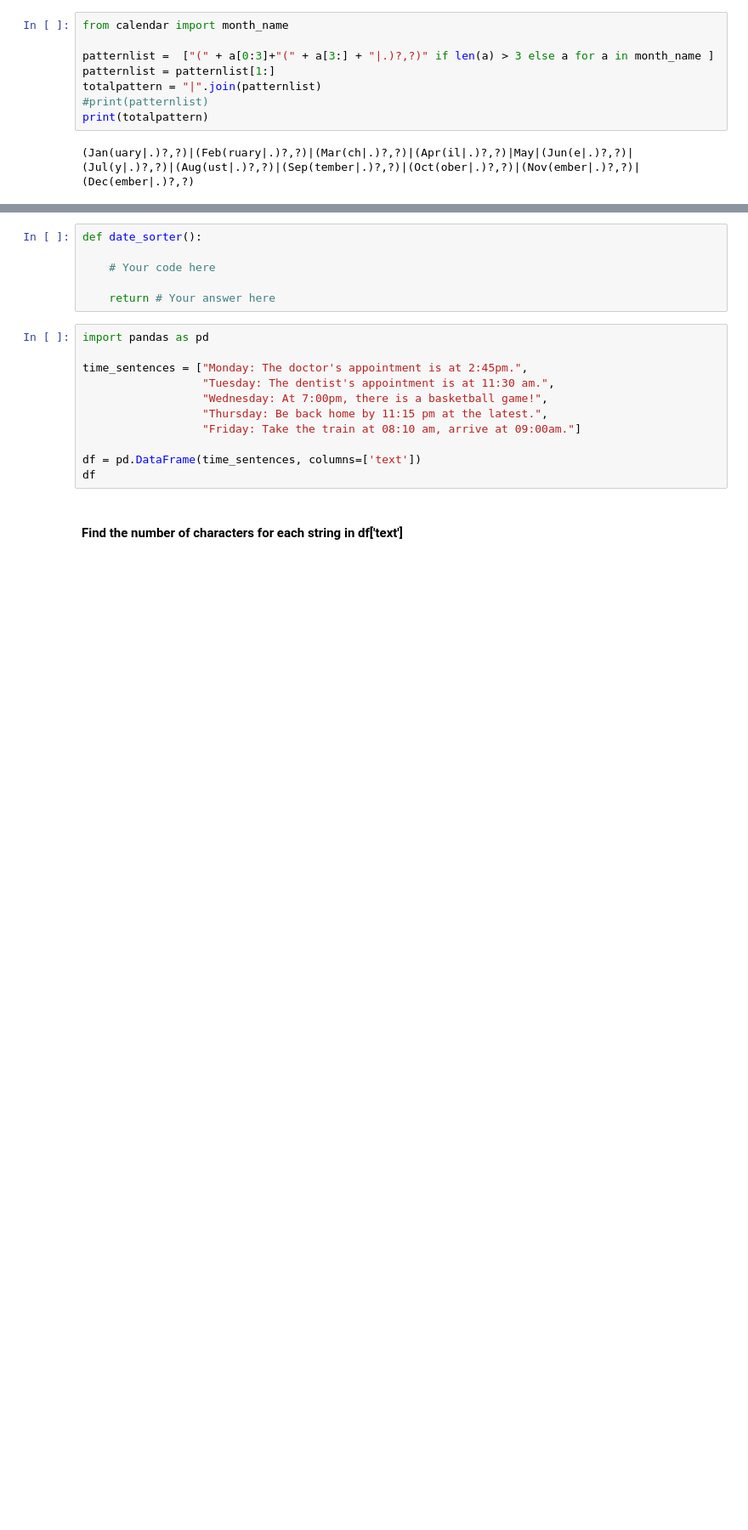
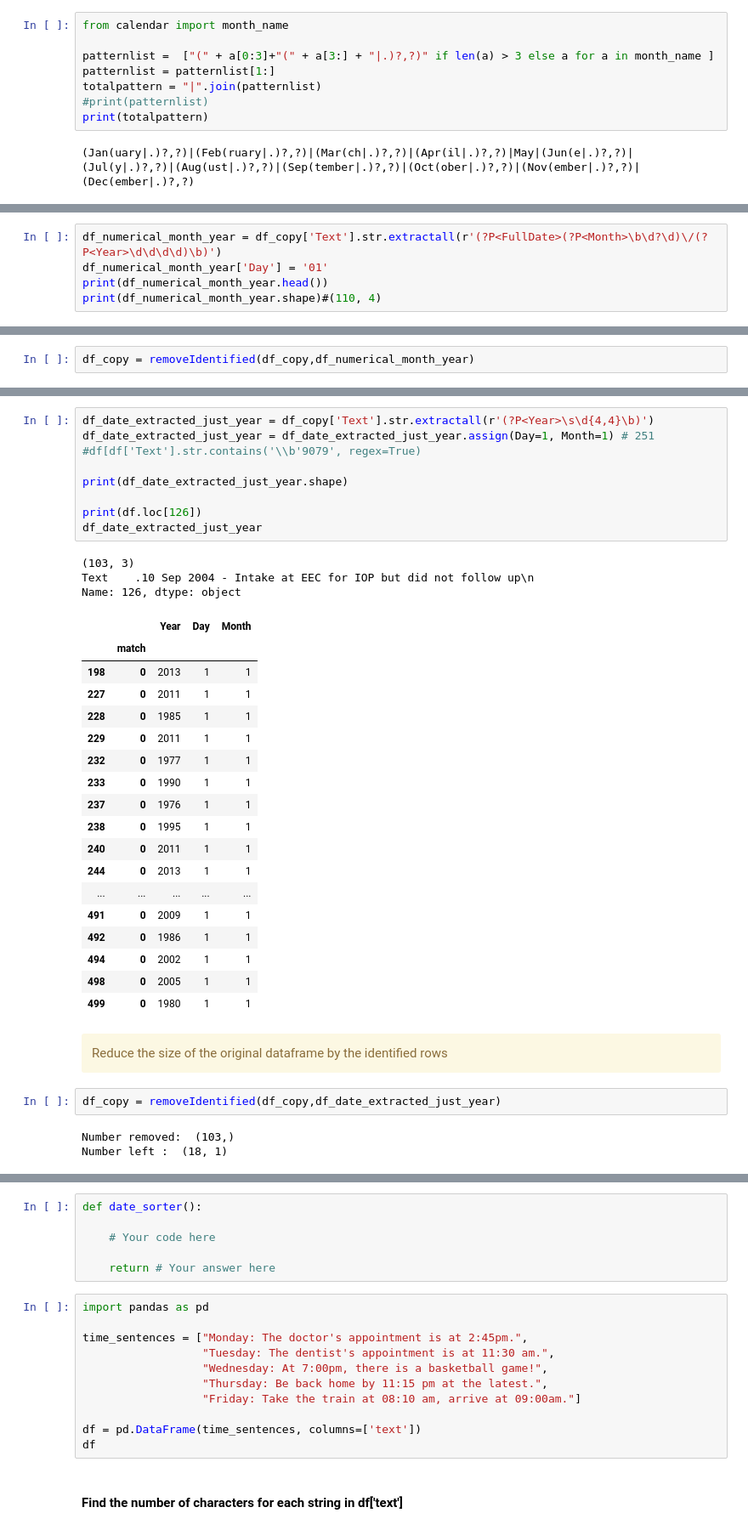
Before and after one commit to sjtalkar/StartHereTemplates, a Jupyter notebook: RegularExpressions.ipynb, the cells around one changed output, grey strips where cells are left out. Shown at 85% size. Drawn from its saved outputs; the diff is of its cells as text; blank space fills up the shorter version.

```diff
--- a/RegularExpressions.ipynb
+++ b/RegularExpressions.ipynb
@@ -255,0 +389,5 @@ m.group(0)
+# %%
+df_numerical_month_year = df_copy['Text'].str.extractall(r'(?P<FullDate>(?P<Month>\b\d?\d)\/(?P<Year>\d\d\d\d)\b)')
+df_numerical_month_year['Day'] = '01'
+print(df_numerical_month_year.head())
+print(df_numerical_month_year.shape)#(110, 4)
@@ -255,0 +407,2 @@ m.group(0)
+# %%
+df_copy = removeIdentified(df_copy,df_numerical_month_year)
@@ -255,0 +420,40 @@ m.group(0)
+# %%
+df_date_extracted_just_year = df_copy['Text'].str.extractall(r'(?P<Year>\s\d{4,4}\b)')
+df_date_extracted_just_year = df_date_extracted_just_year.assign(Day=1, Month=1) # 251
+#df[df['Text'].str.contains('\\b'9079', regex=True)
+
+print(df_date_extracted_just_year.shape)
+
+print(df.loc[126])
+df_date_extracted_just_year
+# %% [output]
+(103, 3)
+Text    .10 Sep 2004 - Intake at EEC for IOP but did not follow up\n
+Name: 126, dtype: object
+|  |  | Year | Day | Month |
+|  | match |  |  |  |
+| 198 | 0 | 2013 | 1 | 1 |
+| 227 | 0 | 2011 | 1 | 1 |
+| 228 | 0 | 1985 | 1 | 1 |
+| 229 | 0 | 2011 | 1 | 1 |
+| 232 | 0 | 1977 | 1 | 1 |
+| 233 | 0 | 1990 | 1 | 1 |
+| 237 | 0 | 1976 | 1 | 1 |
+| 238 | 0 | 1995 | 1 | 1 |
+| 240 | 0 | 2011 | 1 | 1 |
+| 244 | 0 | 2013 | 1 | 1 |
+| ... | ... | ... | ... | ... |
+| 491 | 0 | 2009 | 1 | 1 |
+| 492 | 0 | 1986 | 1 | 1 |
+| 494 | 0 | 2002 | 1 | 1 |
+| 498 | 0 | 2005 | 1 | 1 |
+| 499 | 0 | 1980 | 1 | 1 |
+# %% [markdown]
+<div class='alert alert-block alert-warning'>
+   Reduce the size of the original dataframe by the identified rows
+</div>
+# %%
+df_copy = removeIdentified(df_copy,df_date_extracted_just_year)
+# %% [output]
+Number removed:  (103,)
+Number left :  (18, 1)
```
Also changed, not shown: parts of 60 cells of this notebook.
